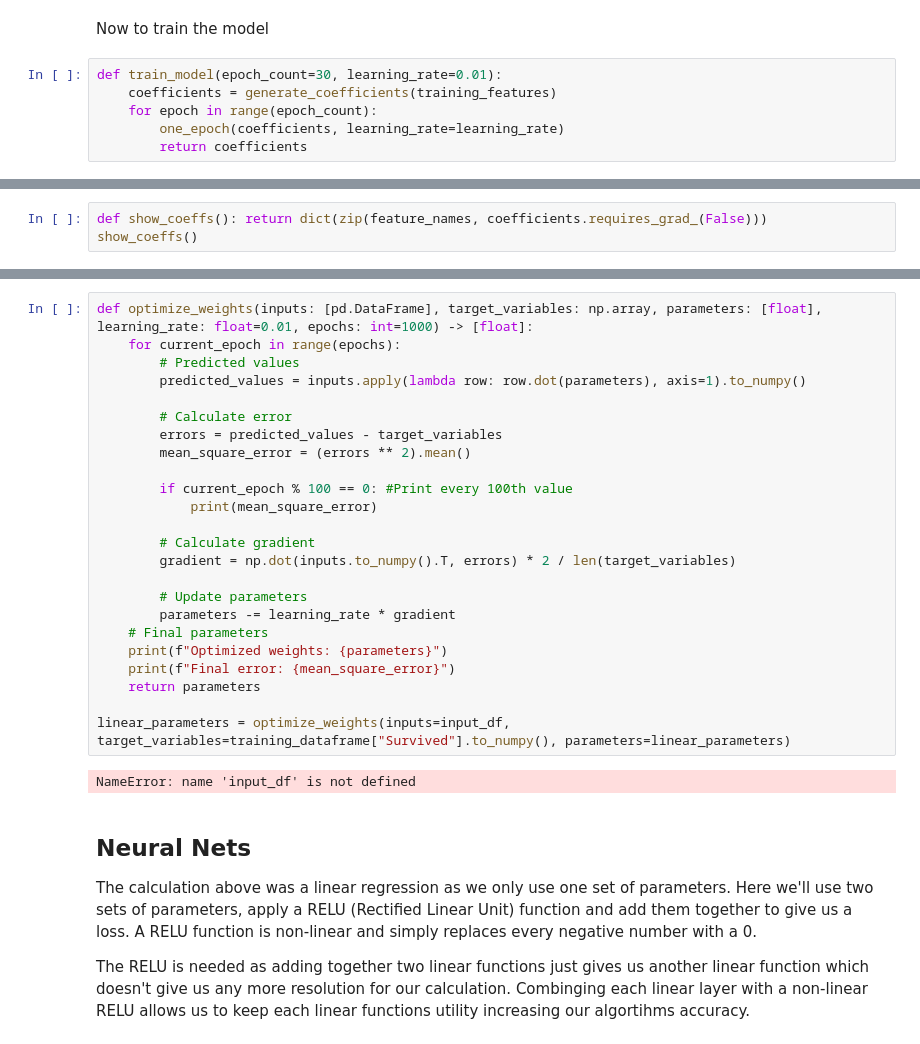
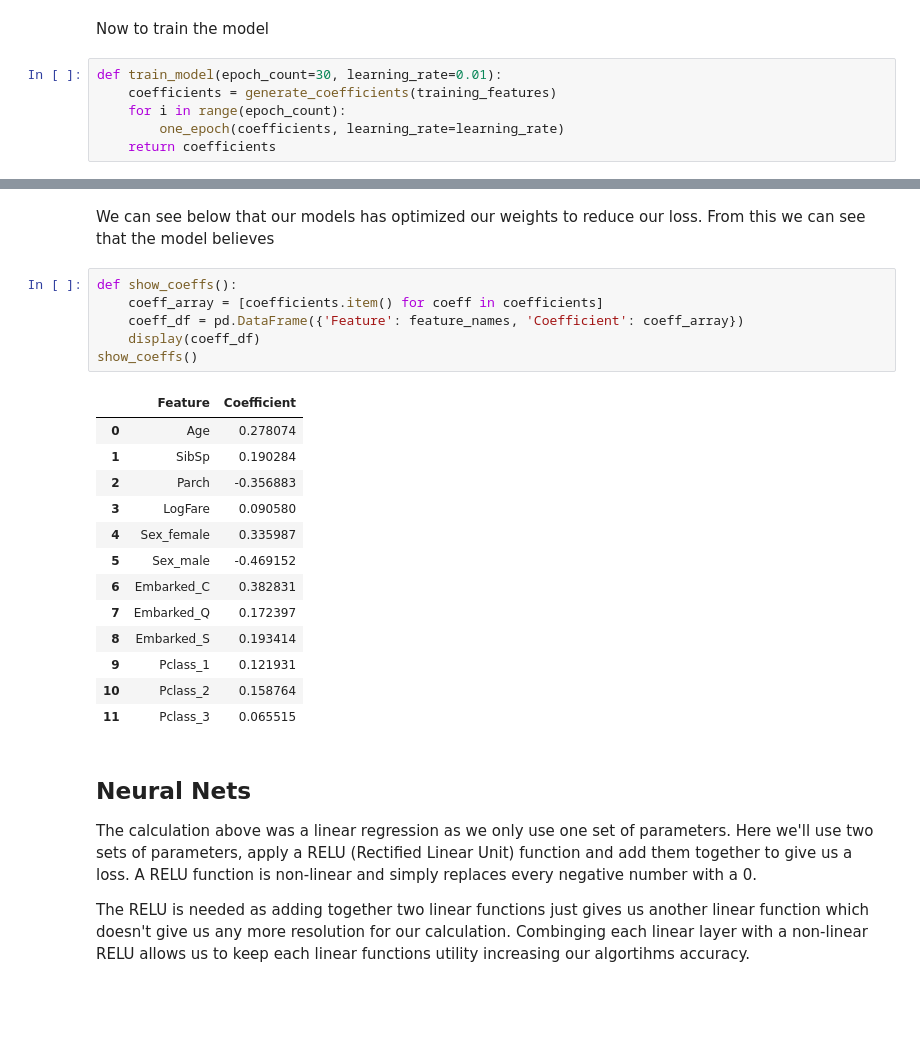
Before and after one commit to Deco354/titanic-numpy-neuralnet, a Jupyter notebook: pytorch-titanic.ipynb, the cells around one changed output, grey strips where cells are left out. Saved outputs shown, nothing was run; the diff lists cells and outputs as text; blank space fills up the shorter version.

Commit message:
Display results in table

```diff
--- a/pytorch-titanic.ipynb
+++ b/pytorch-titanic.ipynb
@@ -402,9 +403,9 @@ Now to train the model
 # %%
 def train_model(epoch_count=30, learning_rate=0.01):
     coefficients = generate_coefficients(training_features)
-    for epoch in range(epoch_count):
+    for i in range(epoch_count):
         one_epoch(coefficients, learning_rate=learning_rate)
-        return coefficients
+    return coefficients
 # %%
 coefficients = train_model(epoch_count=18, learning_rate=0.2)
 coefficients
@@ -414,3 +414,0 @@ tensor([ 0.1662,  0.1842, -0.4238, -0.2342, -0.2592, -0.3110,  0.2634,  0.0741,
-# %%
-def show_coeffs(): return dict(zip(feature_names, coefficients.requires_grad_(False)))
-show_coeffs()
@@ -430,29 +415,25 @@ show_coeffs()
-# %%
-def optimize_weights(inputs: [pd.DataFrame], target_variables: np.array, parameters: [float], learning_rate: float=0.01, epochs: int=1000) -> [float]:
-    for current_epoch in range(epochs):
-        # Predicted values
-        predicted_values = inputs.apply(lambda row: row.dot(parameters), axis=1).to_numpy()
-
-        # Calculate error
-        errors = predicted_values - target_variables
-        mean_square_error = (errors ** 2).mean()
-
-        if current_epoch % 100 == 0: #Print every 100th value
-            print(mean_square_error)
-
-        # Calculate gradient
-        gradient = np.dot(inputs.to_numpy().T, errors) * 2 / len(target_variables)
-
-        # Update parameters
-        parameters -= learning_rate * gradient
-    # Final parameters
-    print(f"Optimized weights: {parameters}")
-    print(f"Final error: {mean_square_error}")
-    return parameters
-
-linear_parameters = optimize_weights(inputs=input_df, target_variables=training_dataframe["Survived"].to_numpy(), parameters=linear_parameters)
-# %% [output]
-NameError: name 'input_df' is not defined
+# %% [markdown]
+We can see below that our models has optimized our weights to reduce our loss. From this we can see that the model believes
+# %%
+def show_coeffs():
+    coeff_array = [coefficients.item() for coeff in coefficients]
+    coeff_df = pd.DataFrame({'Feature': feature_names, 'Coefficient': coeff_array})
+    display(coeff_df)
+show_coeffs()
+# %% [output]
+|  | Feature | Coefficient |
+| 0 | Age | 0.278074 |
+| 1 | SibSp | 0.190284 |
+| 2 | Parch | -0.356883 |
+| 3 | LogFare | 0.090580 |
+| 4 | Sex_female | 0.335987 |
+| 5 | Sex_male | -0.469152 |
+| 6 | Embarked_C | 0.382831 |
+| 7 | Embarked_Q | 0.172397 |
+| 8 | Embarked_S | 0.193414 |
+| 9 | Pclass_1 | 0.121931 |
+| 10 | Pclass_2 | 0.158764 |
+| 11 | Pclass_3 | 0.065515 |
 # %% [markdown]
 ## Neural Nets
 The calculation above was a linear regression as we only use one set of parameters.
```
Also changed, not shown: parts of 4 cells of this notebook.
